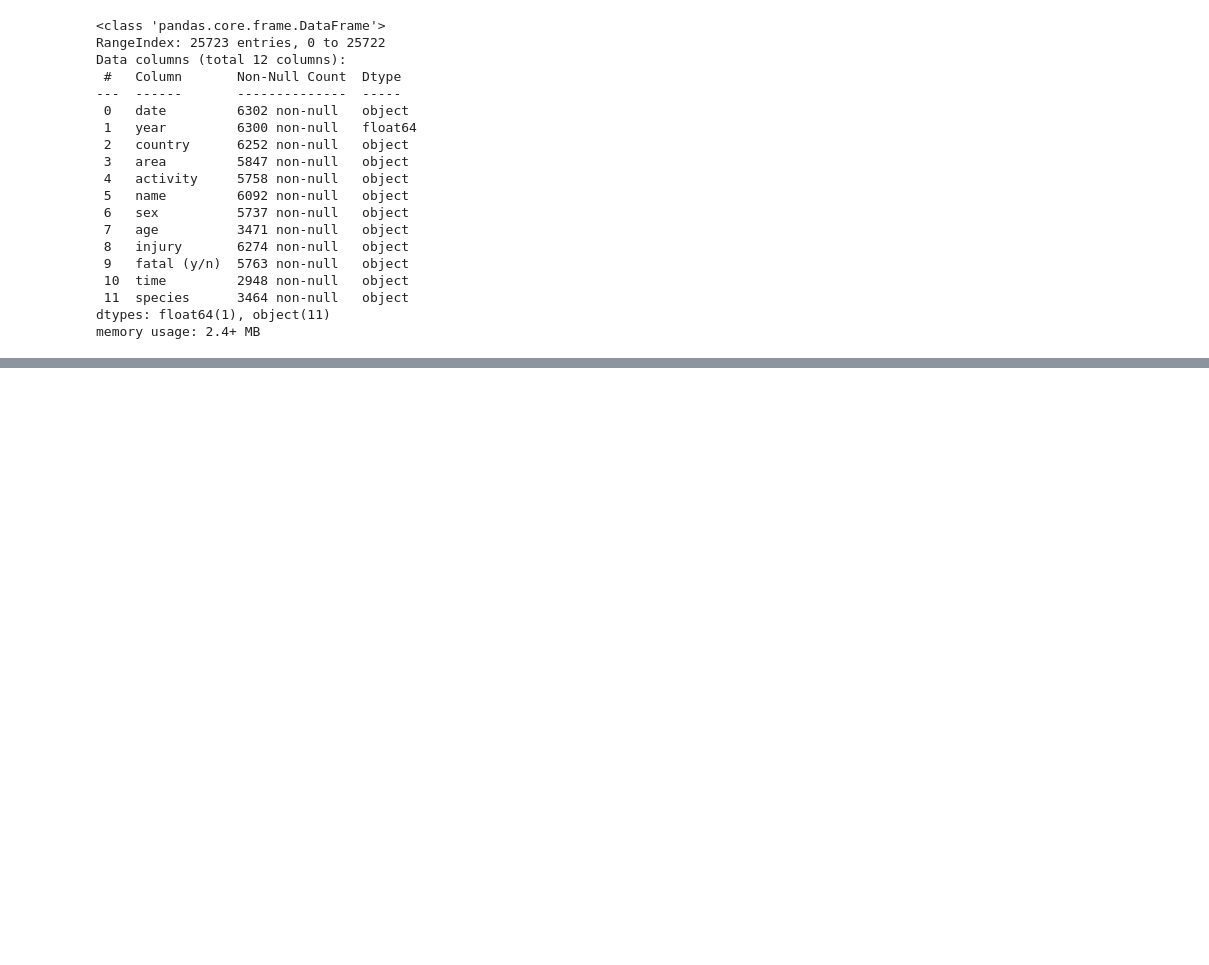
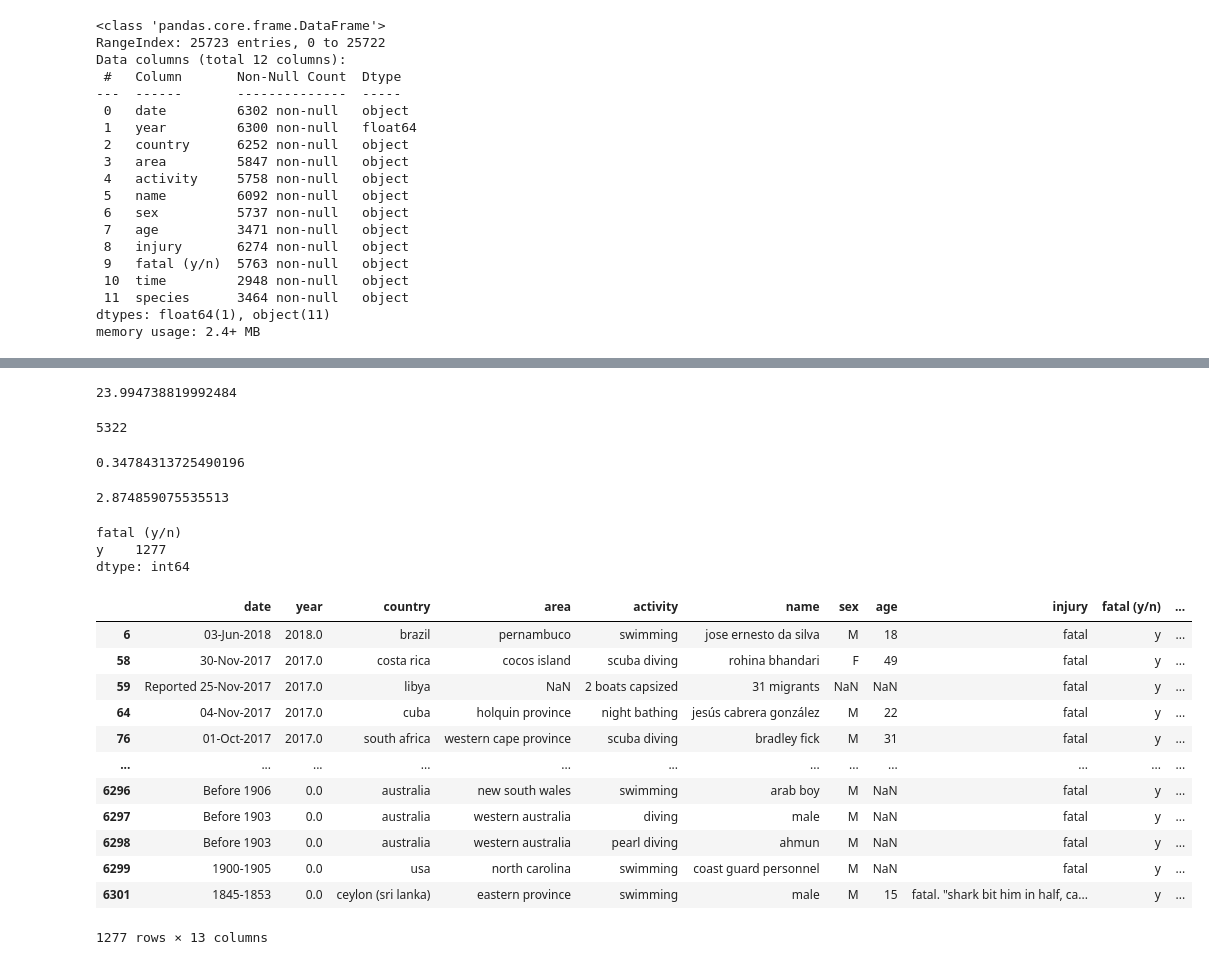
Before and after one commit to tchepaulo/Sharkattack, a Jupyter notebook: projetotubarao.ipynb, the cells around one changed output, grey strips where cells are left out. Cells and saved outputs as stored; diff of their text form; code cells hidden in the pictures; blank space fills up the shorter version.

```diff
--- a/projetotubarao.ipynb
+++ b/projetotubarao.ipynb
@@ -245,0 +204,38 @@ pd.merge(left=shark_country,right=shark_activity, left_index=True,right_index=Tr
+# %%
+((shark_df['fatal (y/n)']=='y').sum()/shark_df['fatal (y/n)'].count())*100
+# %% [output]
+23.994738819992484
+# %%
+shark_df['activity'].count()
+# %% [output]
+5322
+# %%
+(shark_df['activity'].count()/(shark_df['activity']=='bathing').sum())/100
+# %% [output]
+0.34784313725490196
+# %%
+((shark_df['activity']=='bathing').sum()/shark_df['activity'].count())*100
+# %% [output]
+2.874859075535513
+# %%
+shark_mortes.value_counts('fatal (y/n)')
+# %% [output]
+fatal (y/n)
+y    1277
+dtype: int64
+# %%
+shark_mortes
+# %% [output]
+|  | date | year | country | area | activity | name | sex | age | injury | fatal (y/n) | ... |
+| 6 | 03-Jun-2018 | 2018.0 | brazil | pernambuco | swimming | jose ernesto da silva | M | 18 | fatal | y | ... |
+| 58 | 30-Nov-2017 | 2017.0 | costa rica | cocos island | scuba diving | rohina bhandari | F | 49 | fatal | y | ... |
+| 59 | Reported 25-Nov-2017 | 2017.0 | libya | NaN | 2 boats capsized | 31 migrants | NaN | NaN | fatal | y | ... |
+| 64 | 04-Nov-2017 | 2017.0 | cuba | holquin province | night bathing | jesús cabrera gonzález | M | 22 | fatal | y | ... |
+| 76 | 01-Oct-2017 | 2017.0 | south africa | western cape province | scuba diving | bradley fick | M | 31 | fatal | y | ... |
+| ... | ... | ... | ... | ... | ... | ... | ... | ... | ... | ... | ... |
+| 6296 | Before 1906 | 0.0 | australia | new south wales | swimming | arab boy | M | NaN | fatal | y | ... |
+| 6297 | Before 1903 | 0.0 | australia | western australia | diving | male | M | NaN | fatal | y | ... |
+| 6298 | Before 1903 | 0.0 | australia | western australia | pearl diving | ahmun | M | NaN | fatal | y | ... |
+| 6299 | 1900-1905 | 0.0 | usa | north carolina | swimming | coast guard personnel | M | NaN | fatal | y | ... |
+| 6301 | 1845-1853 | 0.0 | ceylon (sri lanka) | eastern province | swimming | male | M | 15 | fatal. "shark bit him in half, ca... | y | ... |
+1277 rows × 13 columns
```
Also changed, not shown: parts of 20 cells of this notebook, 2 other files.
